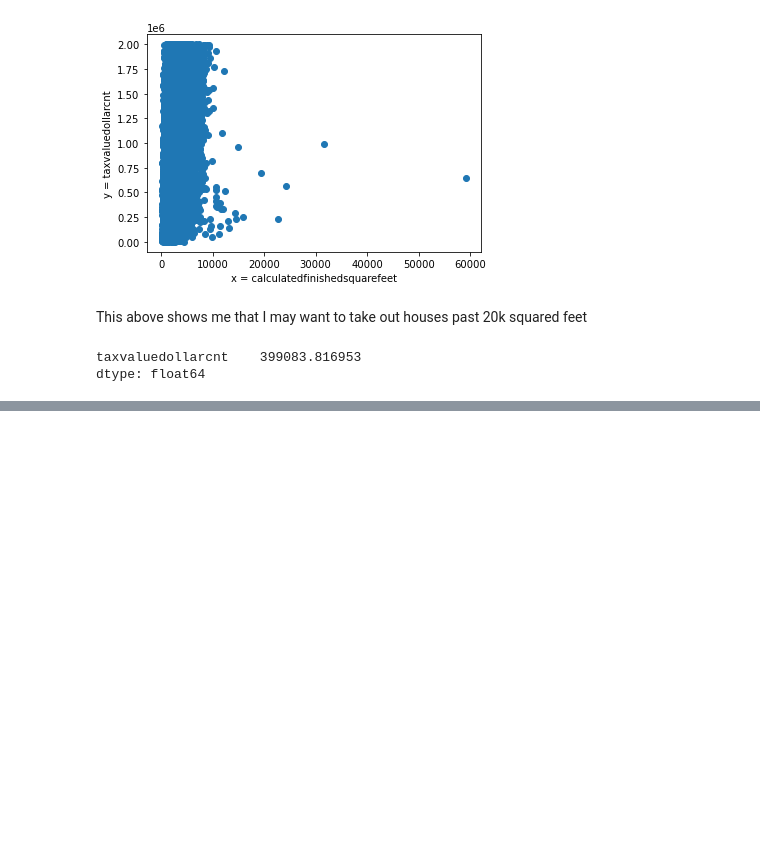
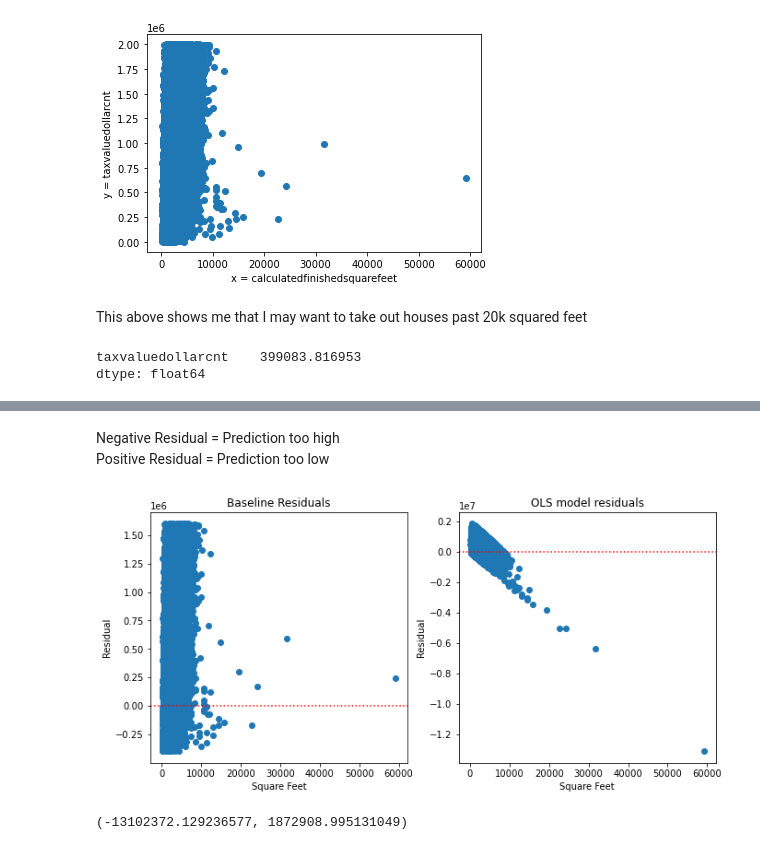
Before and after one commit to VasiliyAMelkozerov/regression-exercises, a Jupyter notebook: evaluate.ipynb, the cells around one changed output, grey strips where cells are left out. Cells and saved outputs as stored; diff of their text form; code cells hidden in the pictures; blank space fills up the shorter version.

```diff
--- a/evaluate.ipynb
+++ b/evaluate.ipynb
@@ -130,0 +175,4 @@ y
+# %%
+# residual = actual - predicted
+train['residual'] = train.taxvaluedollarcnt - train.yhat
+train['baseline_residual'] = train.taxvaluedollarcnt - train.baseline
@@ -130,0 +188,24 @@ y
+# %% [markdown]
+Negative Residual = Prediction too high
+<br>
+Positive Residual = Prediction too low
+# %%
+# residual plots (x vs residual)
+
+plt.figure(figsize = (11,5))
+
+plt.subplot(121)
+plt.scatter(train.calculatedfinishedsquarefeet, train.baseline_residual)
+plt.axhline(y = 0, ls = ':', color='red')
+plt.xlabel('Square Feet')
+plt.ylabel('Residual')
+plt.title('Baseline Residuals')
+
+plt.subplot(122)
+plt.scatter(train.calculatedfinishedsquarefeet, train.residual)
+plt.axhline(y = 0, ls = ':', color ='red')
+plt.xlabel('Square Feet')
+plt.ylabel('Residual')
+plt.title('OLS model residuals');
+# %% [output]
+[figure, added]
@@ -130,0 +217,4 @@ y
+# %%
+residual_min, residual_max
+# %% [output]
+(-13102372.129236577, 1872908.995131049)
```
Also changed, not shown: parts of 52 cells of this notebook, 7 other files.
